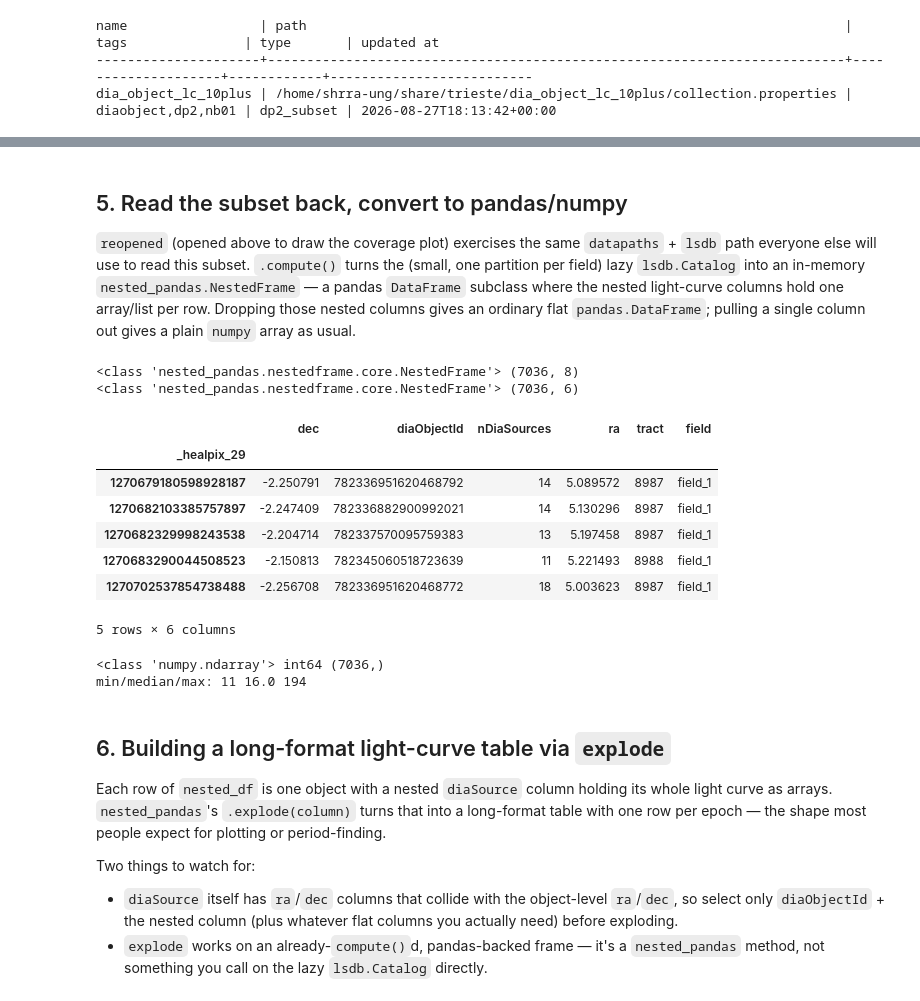
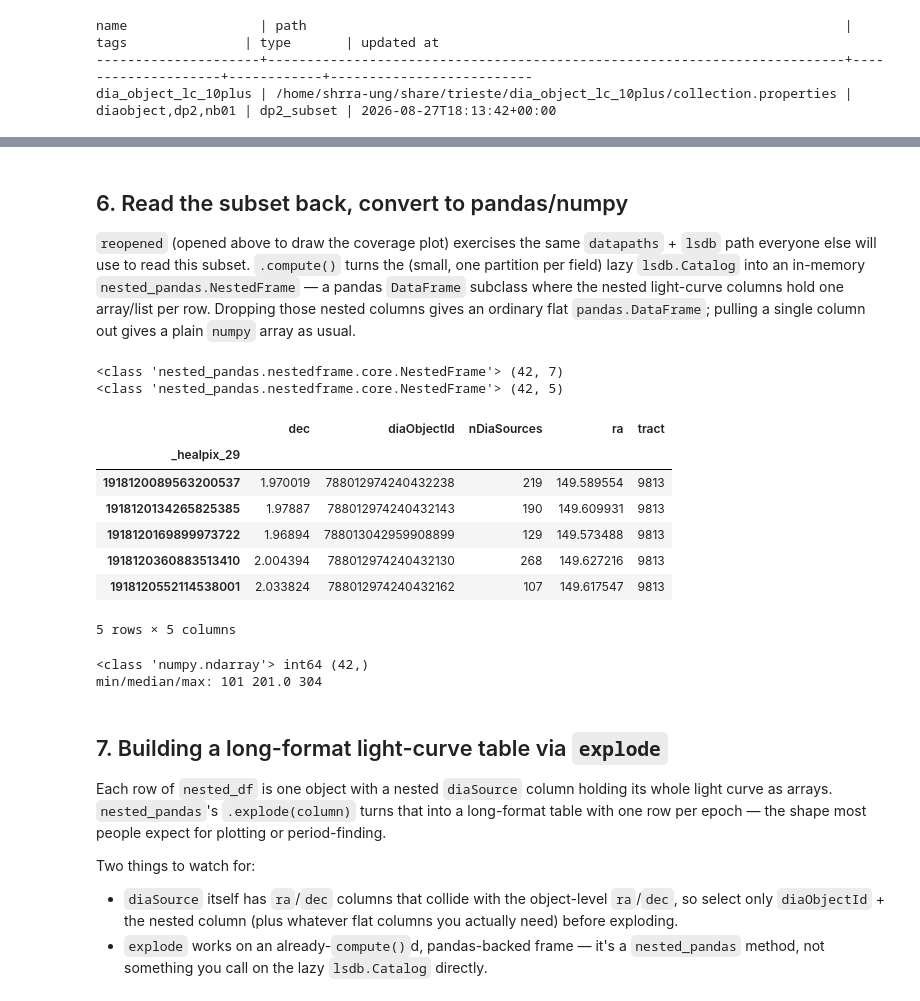
Before and after one commit to ShrRa/dp2_trieste_hands_on, a Jupyter notebook: notebooks/01_read_diaObj.ipynb, the cells around one changed output, grey strips where cells are left out. Drawn from its saved outputs; the diff is of its cells as text; code cells hidden in the pictures.

Commit message:
Prepare high-quality sample of diaObject (with more than 100 diaSources per object

```diff
--- a/notebooks/01_read_diaObj.ipynb
+++ b/notebooks/01_read_diaObj.ipynb
@@ -273,0 +289,6 @@ dia_object_lc_10plus | /home/shrra-ung/share/trieste/dia_object_lc_10plus/collec
+# %%
+dia_object_hq = lsdb.open_catalog(dp["dp2_hq"])
+
+print(type(dia_object_hq))
+print("npartitions:", dia_object_hq.npartitions)
+print("default columns:", list(dia_object_hq.columns))
@@ -274,5 +305,5 @@ dia_object_lc_10plus | /home/shrra-ung/share/trieste/dia_object_lc_10plus/collec
 # %% [markdown]
-## 5. Read the subset back, convert to pandas/numpy
+## 6. Read the subset back, convert to pandas/numpy
 
 `reopened` (opened above to draw the coverage plot) exercises the same `datapaths` + `lsdb`
 path everyone else will use to read this subset. `.compute()` turns the (small, one partition
@@ -281,32 +312,33 @@ per field) lazy `lsdb.Catalog` into an in-memory `nested_pandas.NestedFrame` —
 Dropping those nested columns gives an ordinary flat `pandas.DataFrame`; pulling a single
 column out gives a plain `numpy` array as usual.
 # %%
-nested_df = reopened.compute()
+nested_df = dia_object_hq.partitions[200]
+nested_df = nested_df.compute()
 print(type(nested_df), nested_df.shape)
 
 flat_df = nested_df.drop(columns=["diaSource", "diaObjectForcedSource"])
 print(type(flat_df), flat_df.shape)
 flat_df.head()
 # %% [output]
-<class 'nested_pandas.nestedframe.core.NestedFrame'> (7036, 8)
-<class 'nested_pandas.nestedframe.core.NestedFrame'> (7036, 6)
+<class 'nested_pandas.nestedframe.core.NestedFrame'> (42, 7)
+<class 'nested_pandas.nestedframe.core.NestedFrame'> (42, 5)
-|  | dec | diaObjectId | nDiaSources | ra | tract | field |
-| _healpix_29 |  |  |  |  |  |  |
-| 1270679180598928187 | -2.250791 | 782336951620468792 | 14 | 5.089572 | 8987 | field_1 |
-| 1270682103385757897 | -2.247409 | 782336882900992021 | 14 | 5.130296 | 8987 | field_1 |
-| 1270682329998243538 | -2.204714 | 782337570095759383 | 13 | 5.197458 | 8987 | field_1 |
-| 1270683290044508523 | -2.150813 | 782345060518723639 | 11 | 5.221493 | 8988 | field_1 |
-| 1270702537854738488 | -2.256708 | 782336951620468772 | 18 | 5.003623 | 8987 | field_1 |
+|  | dec | diaObjectId | nDiaSources | ra | tract |
+| _healpix_29 |  |  |  |  |  |
+| 1918120089563200537 | 1.970019 | 788012974240432238 | 219 | 149.589554 | 9813 |
+| 1918120134265825385 | 1.97887 | 788012974240432143 | 190 | 149.609931 | 9813 |
+| 1918120169899973722 | 1.96894 | 788013042959908899 | 129 | 149.573488 | 9813 |
+| 1918120360883513410 | 2.004394 | 788012974240432130 | 268 | 149.627216 | 9813 |
+| 1918120552114538001 | 2.033824 | 788012974240432162 | 107 | 149.617547 | 9813 |
-5 rows × 6 columns
+5 rows × 5 columns
 # %%
 n_dia_sources = flat_df["nDiaSources"].to_numpy()
 print(type(n_dia_sources), n_dia_sources.dtype, n_dia_sources.shape)
 print("min/median/max:", n_dia_sources.min(), np.median(n_dia_sources), n_dia_sources.max())
 # %% [output]
-<class 'numpy.ndarray'> int64 (7036,)
-min/median/max: 11 16.0 194
+<class 'numpy.ndarray'> int64 (42,)
+min/median/max: 101 201.0 304
 # %% [markdown]
-## 6. Building a long-format light-curve table via `explode`
+## 7. Building a long-format light-curve table via `explode`
 
 Each row of `nested_df` is one object with a nested `diaSource` column holding its whole
 light curve as arrays. `nested_pandas`'s `.explode(column)` turns that into a long-format
```
Also changed, not shown: parts of 15 cells of this notebook, 2 other files.
